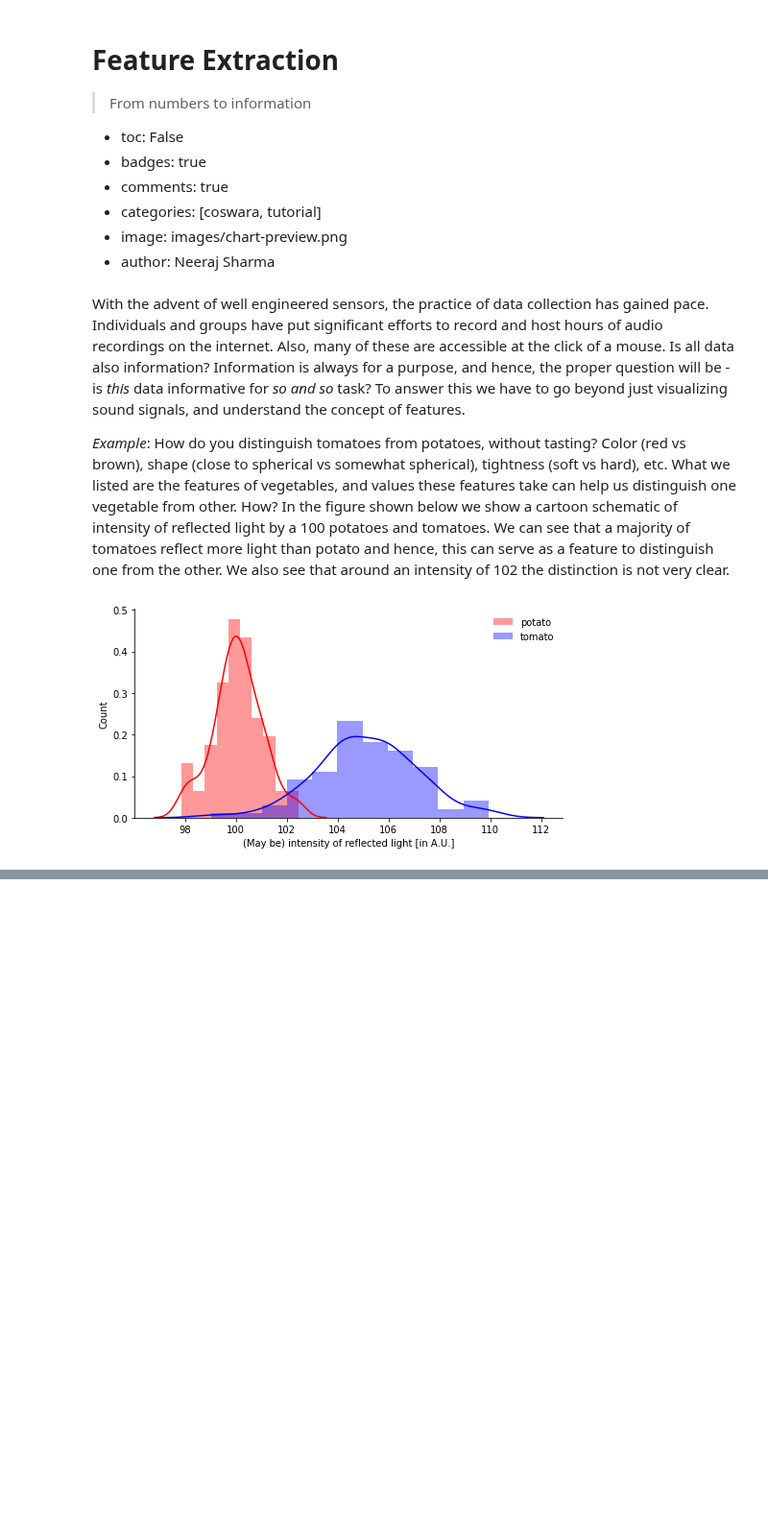
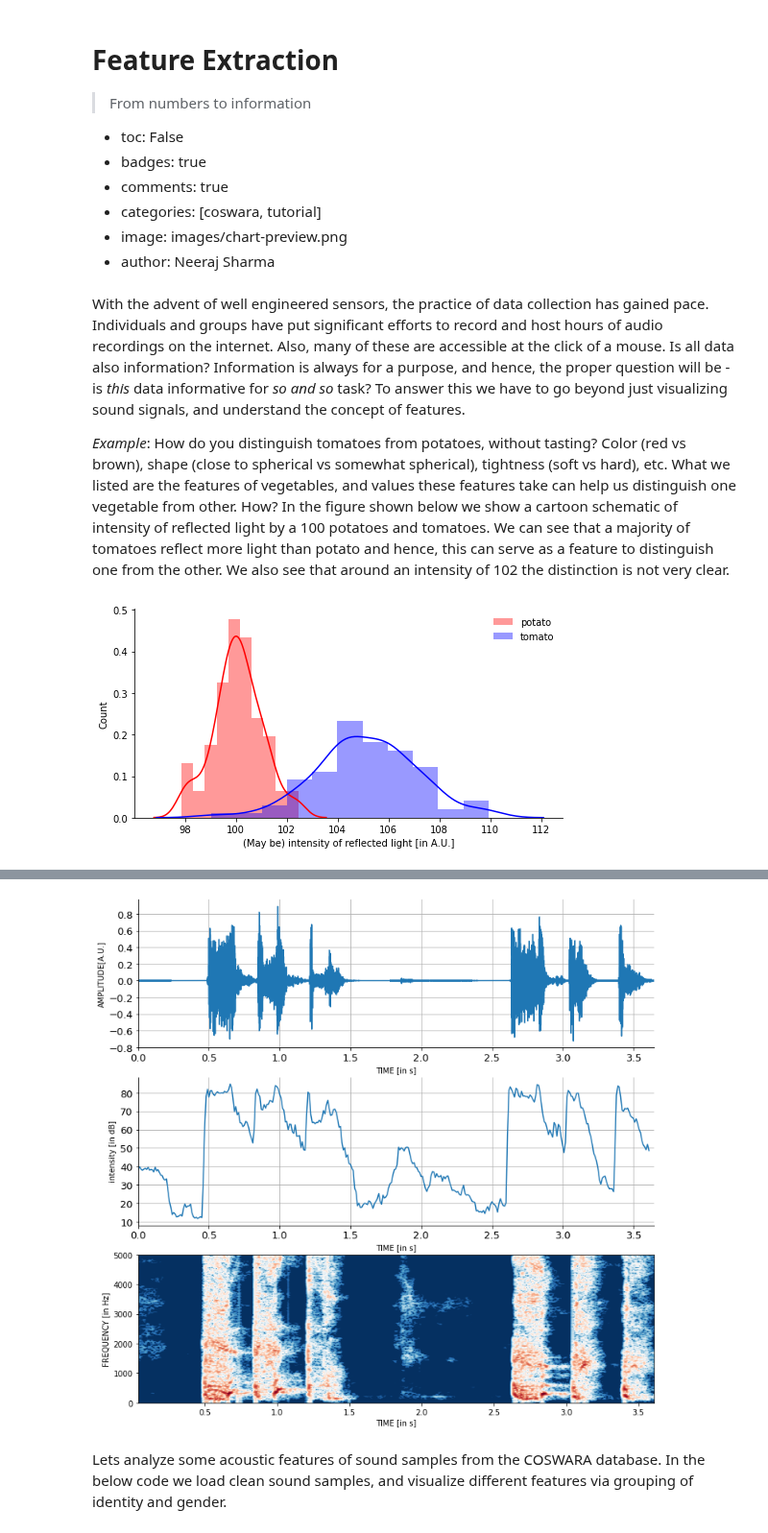
Before and after one commit to iiscleap/coswara-blog, a Jupyter notebook: _notebooks/2020-08-17-feature_extraction.ipynb, the cells around one changed output, grey strips where cells are left out. Shown at 96% size. Cells and saved outputs as stored; diff of their text form; code cells hidden in the pictures; blank space fills up the shorter version.

```diff
--- a/_notebooks/2020-08-17-feature_extraction.ipynb
+++ b/_notebooks/2020-08-17-feature_extraction.ipynb
@@ -52,0 +53,63 @@ Let's write some code to visual different features alongside the sound signal wa
+# %%
+#collapse_show
+import parselmouth
+import librosa
+from matplotlib.ticker import (MultipleLocator, FormatStrFormatter,
+                               AutoMinorLocator)
+from mpl_toolkits.axes_grid1 import make_axes_locatable
+
+sr = 16000
+fname = 'nMIOAh7qRFf3pqbchclOLKbPDOm1_heavy_cough.wav'
+dname = './my_data/'
+
+# for PRAAT
+hop_dur = .01
+num_form = 3
+max_form_freq = 5000
+
+# call parselmouth to load sound
+snd = parselmouth.Sound(dname+fname)
+x = snd.values[0]
+sr = snd.sampling_frequency
+times = np.arange(0,len(x),1)/sr
+# estimate intensity and spectrogram
+intensity = snd.to_intensity(minimum_pitch = 200.0, time_step=hop_dur,subtract_mean=False).values[0]
+spectrogram = snd.to_spectrogram(window_length=0.04)
+
+fig = plt.subplots(figsize=(12,12))
+ax = plt.subplot(3,1,1)
+ax.plot(times,x)
+ax.set_xlabel("TIME [in s]")
+ax.set_ylabel('AMPLITUDE[A.U.]')
+plt.xticks(fontsize=13)
+plt.yticks(fontsize=13)
+plt.xlim(times[0],times[-1])
+ax.grid(True)
+ax.spines['right'].set_visible(False)
+ax.spines['top'].set_visible(False)
+
+ax = plt.subplot(3,1,2)
+ax.plot(np.arange(0,len(intensity),1)*hop_dur,intensity)
+ax.set_xlabel('TIME [in s]')
+ax.set_ylabel('intensity [in dB]')
+plt.xticks(fontsize=13)
+plt.yticks(fontsize=13)
+plt.xlim(times[0],times[-1])
+ax.grid(True)
+ax.spines['right'].set_visible(False)
+ax.spines['top'].set_visible(False)
+
+# fig,ax = plt.subplots(1,1,figsize=(12,5))
+ax = plt.subplot(3,1,3)
+dynamic_range = 70
+X, Y = spectrogram.x_grid(), spectrogram.y_grid()
+sg_db = 10 * np.log10(spectrogram.values)
+im = ax.pcolormesh(X, Y, sg_db, vmin=sg_db.max() - dynamic_range, cmap='RdBu_r')
+plt.ylim([spectrogram.ymin, spectrogram.ymax])
+plt.xlabel("TIME [in s]")
+plt.ylabel("FREQUENCY [in Hz]")
+plt.show()
+# %% [output]
+[figure, added]
+# %% [markdown]
+Lets analyze some acoustic features of sound samples from the COSWARA database. In the below code we load clean sound samples, and visualize different features via grouping of identity and gender.
```
Also changed, not shown: parts of 1 cell of this notebook.
